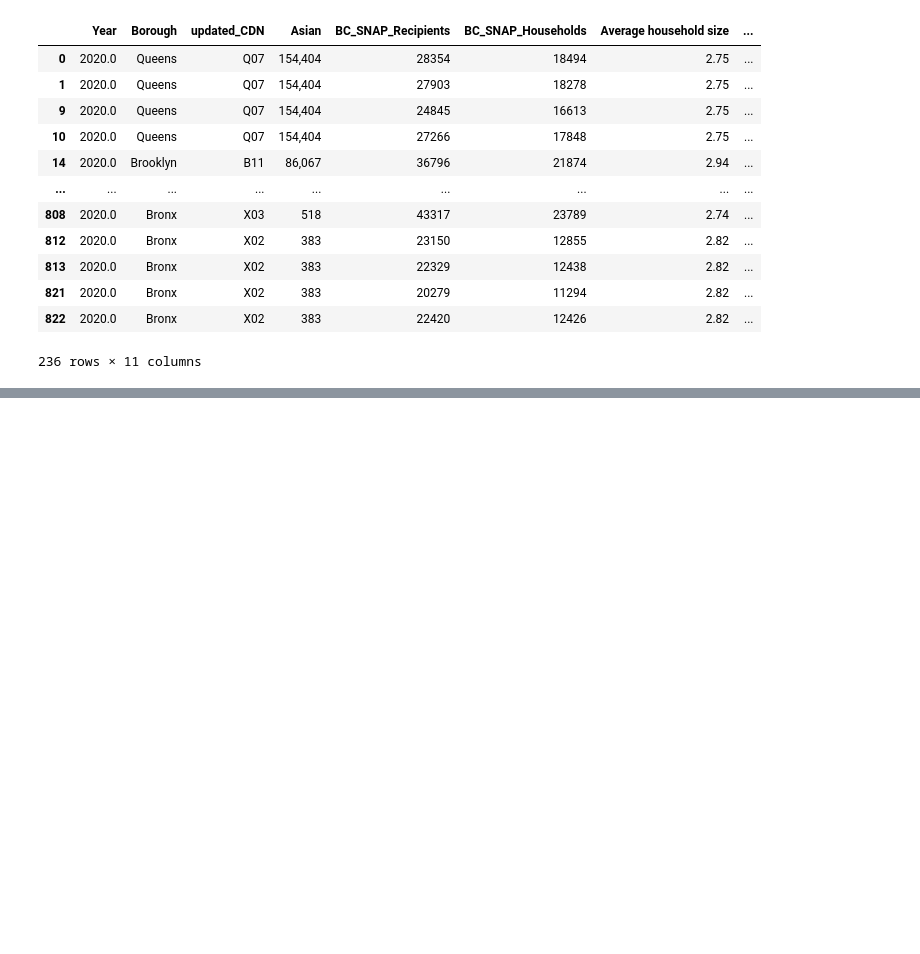
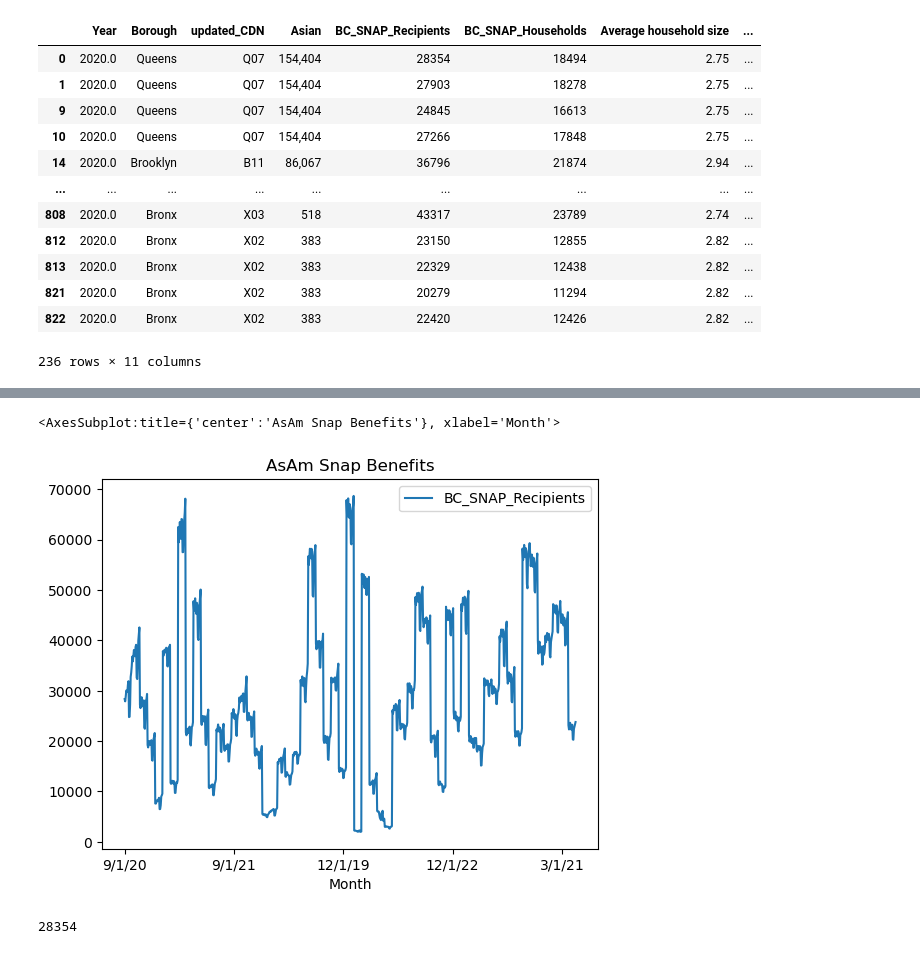
Before and after one commit to arubybonilla/2023-asam-benefits, a Jupyter notebook: 2023-asam-benefits-analysis-smail-bonilla.ipynb, the cells around one changed output, grey strips where cells are left out. Cells and saved outputs as stored; diff of their text form; code cells hidden in the pictures; blank space fills up the shorter version.

```diff
--- a/2023-asam-benefits-analysis-smail-bonilla.ipynb
+++ b/2023-asam-benefits-analysis-smail-bonilla.ipynb
@@ -417,0 +443,12 @@ Name: Year, dtype: int64
+# %%
+df.plot (x = "Month",
+        y = ["Asian", "BC_SNAP_Recipients"],
+        title = "AsAm Snap Benefits")
+# %% [output]
+<AxesSubplot:title={'center':'AsAm Snap Benefits'}, xlabel='Month'>
+[figure, added]
+# %%
+old_snap = df2["BC_SNAP_Recipients"].iat[0]
+old_snap
+# %% [output]
+28354
```
Also changed, not shown: parts of 6 cells of this notebook.
